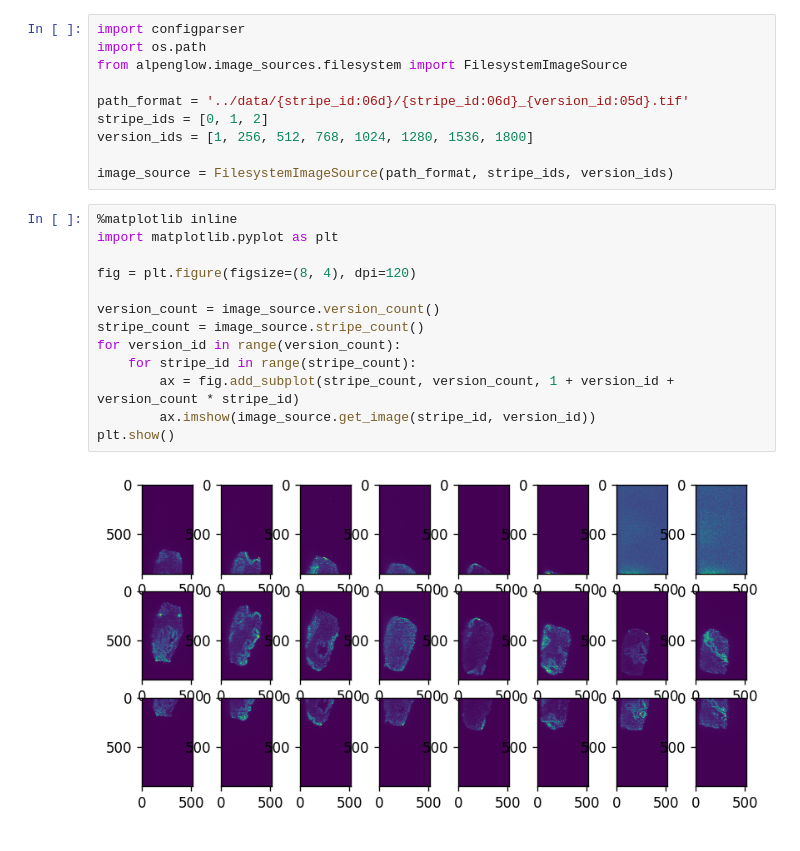
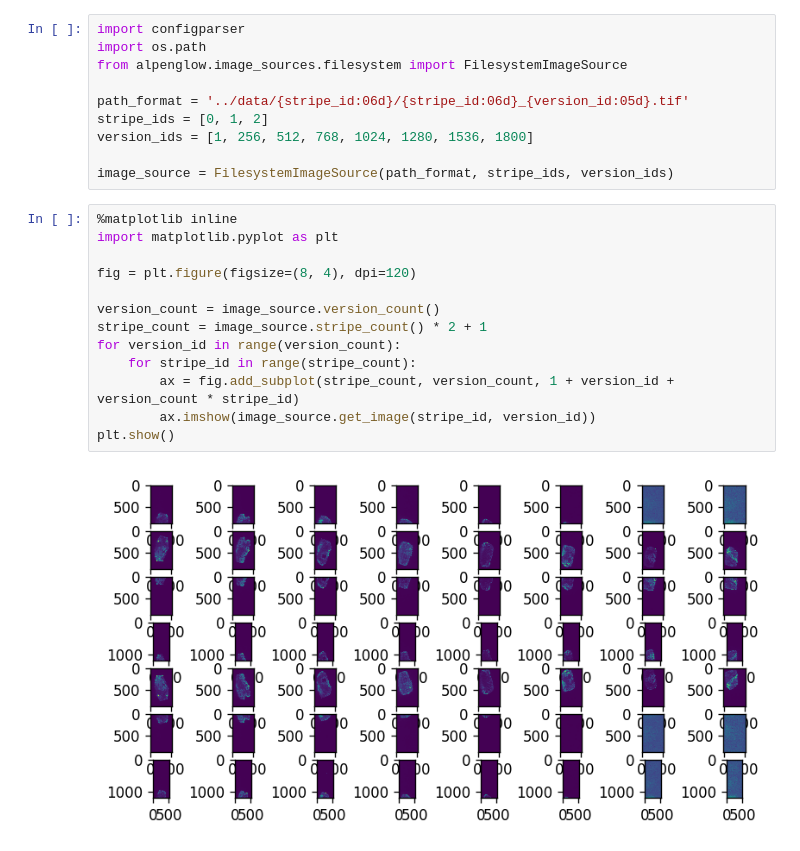
Before and after one commit to tpawlowski/alpenglow, a Jupyter notebook: notebooks/2018-01-10-filesystem-image-source-demo.ipynb, the cells around one changed output. Cells and saved outputs as stored; diff of their text form.

```diff
--- a/notebooks/2018-01-10-filesystem-image-source-demo.ipynb
+++ b/notebooks/2018-01-10-filesystem-image-source-demo.ipynb
@@ -13,15 +23,15 @@ image_source = FilesystemImageSource(path_format, stripe_ids, version_ids)
 # %%
 %matplotlib inline
 import matplotlib.pyplot as plt
 
 fig = plt.figure(figsize=(8, 4), dpi=120)
 
 version_count = image_source.version_count()
-stripe_count = image_source.stripe_count()
+stripe_count = image_source.stripe_count() * 2 + 1
 for version_id in range(version_count):
     for stripe_id in range(stripe_count):
         ax = fig.add_subplot(stripe_count, version_count, 1 + version_id + version_count * stripe_id)
         ax.imshow(image_source.get_image(stripe_id, version_id))
 plt.show()
 # %% [output]
-[figure, old version]
+[figure, new version]
```
Also changed, not shown: parts of 2 cells of this notebook, 1 other file.
